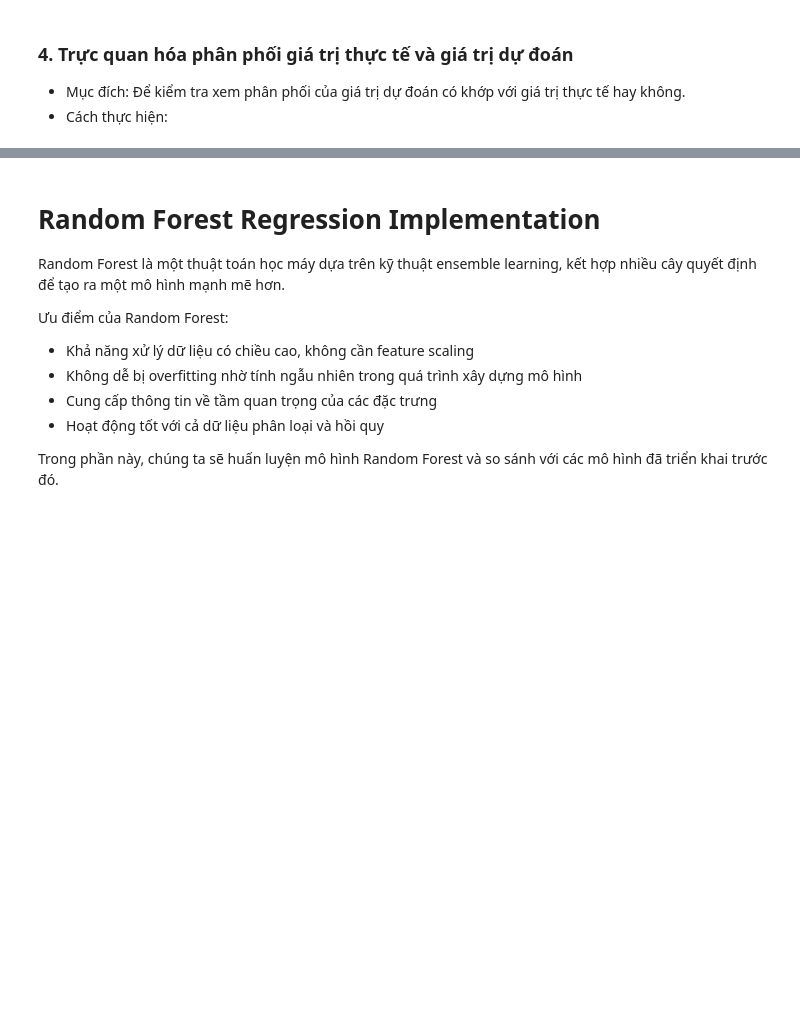
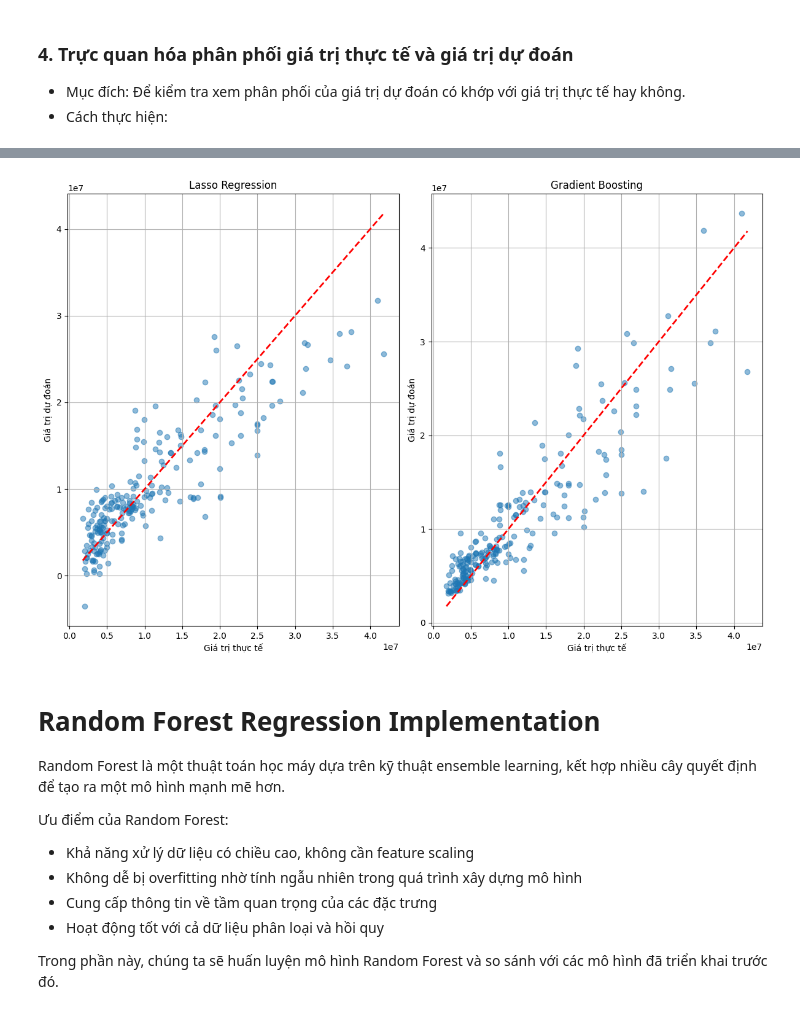
Before and after one commit to vulinhnopro2704/KHDL, a Jupyter notebook: code/GradientBoosting/gradient_boosting.ipynb, the cells around one changed output, grey strips where cells are left out. Drawn from its saved outputs; the diff is of its cells as text; code cells hidden in the pictures; blank space fills up the shorter version.

```diff
--- a/code/GradientBoosting/gradient_boosting.ipynb
+++ b/code/GradientBoosting/gradient_boosting.ipynb
@@ -151,0 +99,11 @@ print(f"R² Score: {r2}")
+# %%
+# Bước 3: Chuẩn bị dữ liệu
+features = ['ram', 'internal_memory', 'screen_size', 'refresh_rate',
+            'camera_main_resolution', 'camera_count', 'chip_model_encoded',
+            'brand_encoded', 'screen_tech_encoded', 'screen_resolution_k_encoded']
+target = 'price'
+
+X_train = train_df[features]
+y_train = train_df[target_col]
+X_test = test_df[features]
+y_test = test_df[target_col]
@@ -310,0 +384,66 @@ plt.show()
+# %%
+# Lấy dự đoán từ mô hình Gradient Boosting nếu có
+try:
+    gb_model = joblib.load('gradient_boosting_model.pkl')
+    y_pred_gb = gb_model.predict(X_test)
+
+    # Tính metrics cho Gradient Boosting
+    mae_gb = mean_absolute_error(y_test, y_pred_gb)
+    rmse_gb = np.sqrt(mean_squared_error(y_test, y_pred_gb))
+    r2_gb = r2_score(y_test, y_pred_gb)
+
+    # So sánh metrics
+    metrics_comparison = pd.DataFrame({
+        'Model': ['Lasso Regression', 'Gradient Boosting'],
+        'MAE': [mae_lasso, mae_gb],
+        'RMSE': [rmse_lasso, rmse_gb],
+        'R²': [r2_lasso, r2_gb]
+    })
+
+    display(metrics_comparison)
+
+    # Trực quan hóa so sánh dự đoán
+    plt.figure(figsize=(12, 8))
+
+    plt.subplot(1, 2, 1)
+    plt.scatter(y_test, y_pred_lasso, alpha=0.5)
+    plt.plot([y_test.min(), y_test.max()], [y_test.min(), y_test.max()], 'r--', lw=2)
+    plt.xlabel('Giá trị thực tế')
+    plt.ylabel('Giá trị dự đoán')
+    plt.title('Lasso Regression')
+    plt.grid()
+
+    plt.subplot(1, 2, 2)
+    plt.scatter(y_test, y_pred_gb, alpha=0.5)
+    plt.plot([y_test.min(), y_test.max()], [y_test.min(), y_test.max()], 'r--', lw=2)
+    plt.xlabel('Giá trị thực tế')
+    plt.ylabel('Giá trị dự đoán')
+    plt.title('Gradient Boosting')
+    plt.grid()
+
+    plt.tight_layout()
+    plt.show()
+
+except Exception as e:
+    print(f"Không thể tải mô hình Gradient Boosting: {e}")
+
+    # Chỉ hiển thị kết quả của Lasso
+    metrics_lasso = pd.DataFrame({
+        'Model': ['Lasso Regression'],
+        'MAE': [mae_lasso],
+        'RMSE': [rmse_lasso],
+        'R²': [r2_lasso]
+    })
+
+    display(metrics_lasso)
+
+    # Chỉ vẽ biểu đồ cho Lasso
+    plt.figure(figsize=(8, 8))
+    plt.scatter(y_test, y_pred_lasso, alpha=0.5)
+    plt.plot([y_test.min(), y_test.max()], [y_test.min(), y_test.max()], 'r--', lw=2)
+    plt.xlabel('Giá trị thực tế')
+    plt.ylabel('Giá trị dự đoán')
+    plt.title('Lasso Regression: Actual vs Predicted')
+    plt.grid()
+    plt.show()
+# %% [output]
@@ -311,3 +453,4 @@ plt.show()
+[figure, added]
 # %% [markdown]
 # Random Forest Regression Implementation
 
```
Also changed, not shown: parts of 17 cells of this notebook, 3 other files.
